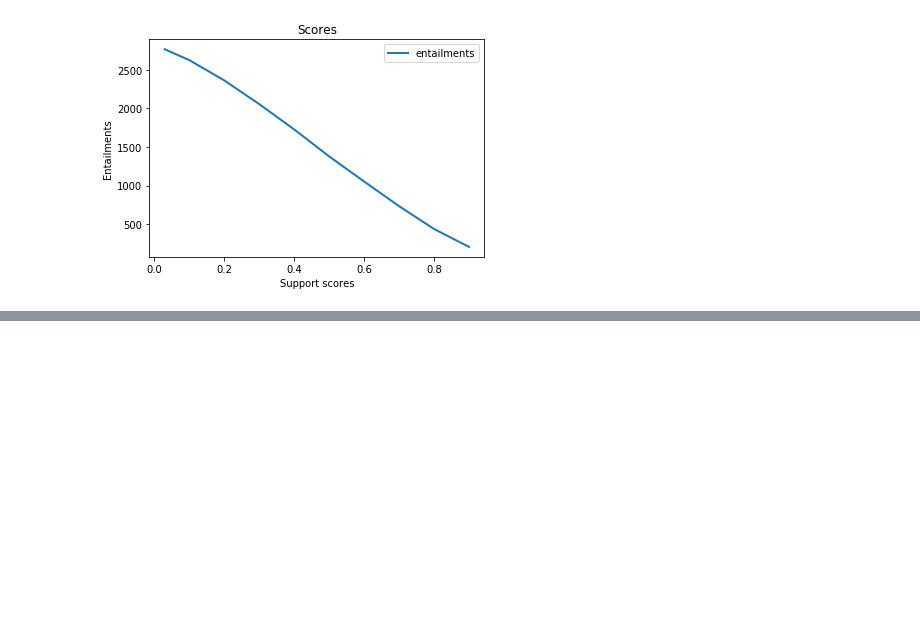
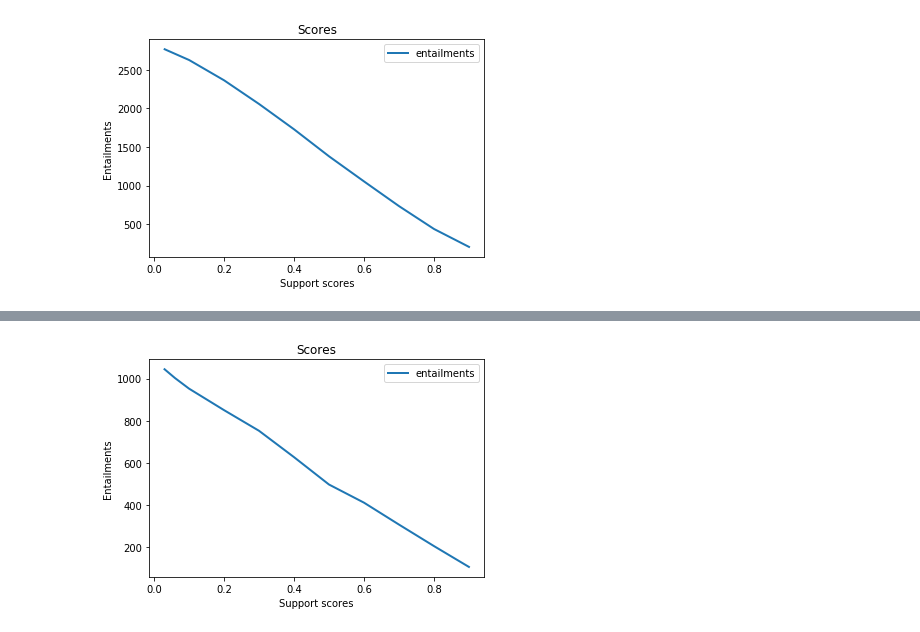
Before and after one commit to recski/semantic_parsing_szte_bme, a Jupyter notebook: nli_baselines/Adam/process_multinli.ipynb, the cells around one changed output, grey strips where cells are left out. Saved outputs shown, nothing was run; the diff lists cells and outputs as text; code cells hidden in the pictures; blank space fills up the shorter version.

```diff
--- a/nli_baselines/Adam/process_multinli.ipynb
+++ b/nli_baselines/Adam/process_multinli.ipynb
@@ -315,0 +438,11 @@ plt.show()
+# %%
+plt.plot(support,entailments_abs,label='entailments',linewidth=2)
+plt.legend()
+
+plt.title('Scores')
+plt.xlabel('Support scores')
+plt.ylabel('Entailments')
+
+plt.show()
+# %% [output]
+[figure, added]
```
Also changed, not shown: parts of 5 cells of this notebook.
